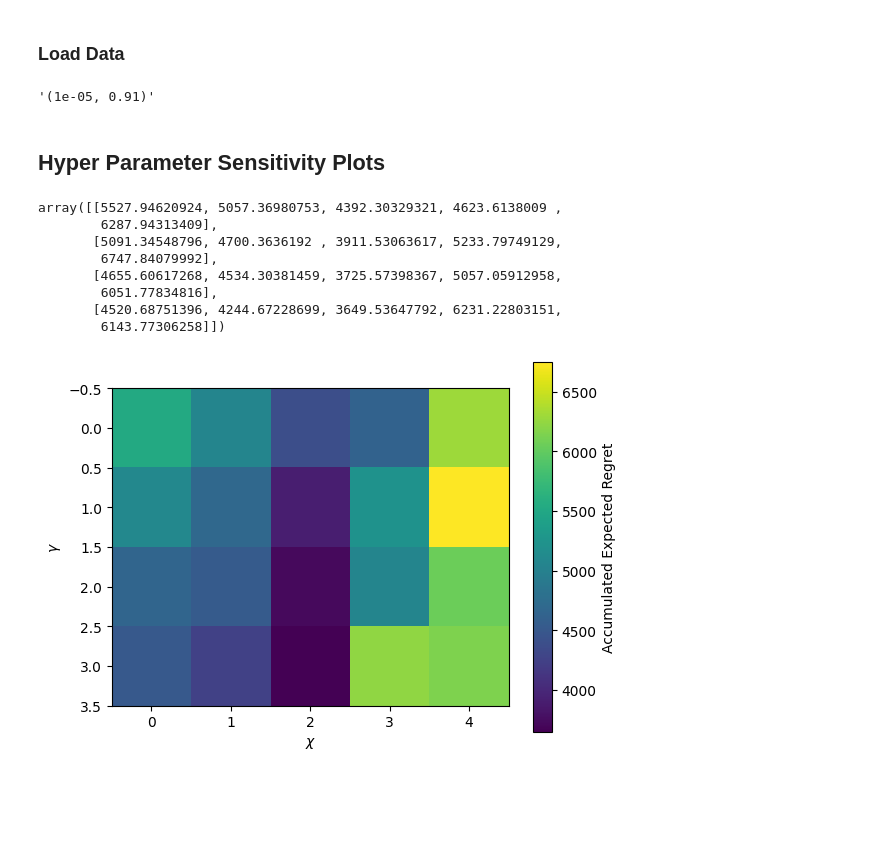
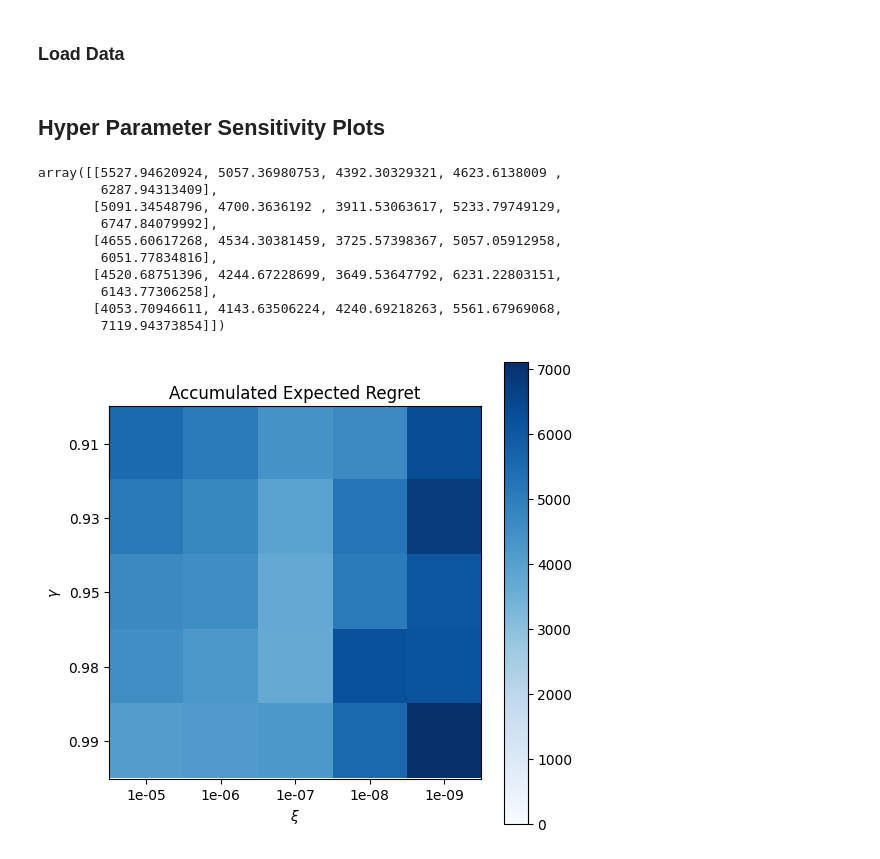
Before and after one commit to AIPhD/non_stationary_graph_bandit_with_delay, a Jupyter notebook: Tuning_notebooks/Tuning_50.ipynb, the cells around one changed output. Drawn from its saved outputs; the diff is of its cells as text; code cells hidden in the pictures; blank space fills up the shorter version.

Commit message:
improve plot

```diff
--- a/Tuning_notebooks/Tuning_50.ipynb
+++ b/Tuning_notebooks/Tuning_50.ipynb
@@ -429,7 +426,7 @@ def initial_rounds_actions(nodes,s):
 # %% [markdown]
 ## NDC-SEM Tuning
 # %%
-xis = [1e-5, 1e-6, 1e-7, 1e-8] # [1e-9, 5e-9, 1e-8, 5e-8, 1e-7,
+xis = [1e-5, 1e-6, 1e-7, 1e-8, 1e-9] # [1e-9, 5e-9, 1e-8, 5e-8, 1e-7,
        # 5e-7, 1e-6, 5e-6, 5e-5, 1e-5]
 gammas = [0.91, 0.93, 0.95, 0.98, 0.99]
 # %%
@@ -594,8 +591,6 @@ with open(dict_file_name, 'wb') as f:
 # %%
 with open(dict_file_name, 'rb') as f:
     regrets = pickle.load(f)
-# %% [output]
-'(1e-05, 0.91)'
 # %% [markdown]
 ## Hyper Parameter Sensitivity Plots
 # %%
@@ -618,13 +613,25 @@ array([[5527.94620924, 5057.36980753, 4392.30329321, 4623.6138009 ,
        [4655.60617268, 4534.30381459, 3725.57398367, 5057.05912958,
         6051.77834816],
        [4520.68751396, 4244.67228699, 3649.53647792, 6231.22803151,
-        6143.77306258]])
+        6143.77306258],
+       [4053.70946611, 4143.63506224, 4240.69218263, 5561.67969068,
+        7119.94373854]])
-# %%
-im = plt.imshow(reg_map)
-cbar = plt.colorbar(im)
-cbar.set_label("Accumulated Expected Regret")
-plt.xlabel(f'$\chi$')
-plt.ylabel(f'$\gamma$')
-plt.show()
-# %% [output]
-[figure, removed]
+# %%
+fig, ax = plt.subplots(figsize=(6,6))
+im = ax.imshow(reg_map, vmin=0, cmap='Blues')
+ax.set(xticks=np.arange(len(xis)),
+       xticklabels=np.asarray(xis),
+       yticks=np.arange(len(gammas)),
+       yticklabels=np.asarray(gammas),
+       xlabel=r'$\xi$',
+       ylabel=f'$\gamma$')
+ax.set_title("Accumulated Expected Regret")
+# im = plt.imshow(reg_map, vmin=0, cmap='Blues')
+cbar = plt.colorbar(im)
+cbar.set_label("Accumulated Expected Regret")
+# ax.xlabel(r'$\xi$')
+#plt.xticks(np.asarray(xis))
+# ax.ylabel(f'$\gamma$')
+plt.show()
+# %% [output]
+[figure, added]
```
Also changed, not shown: parts of 1 cell of this notebook.
